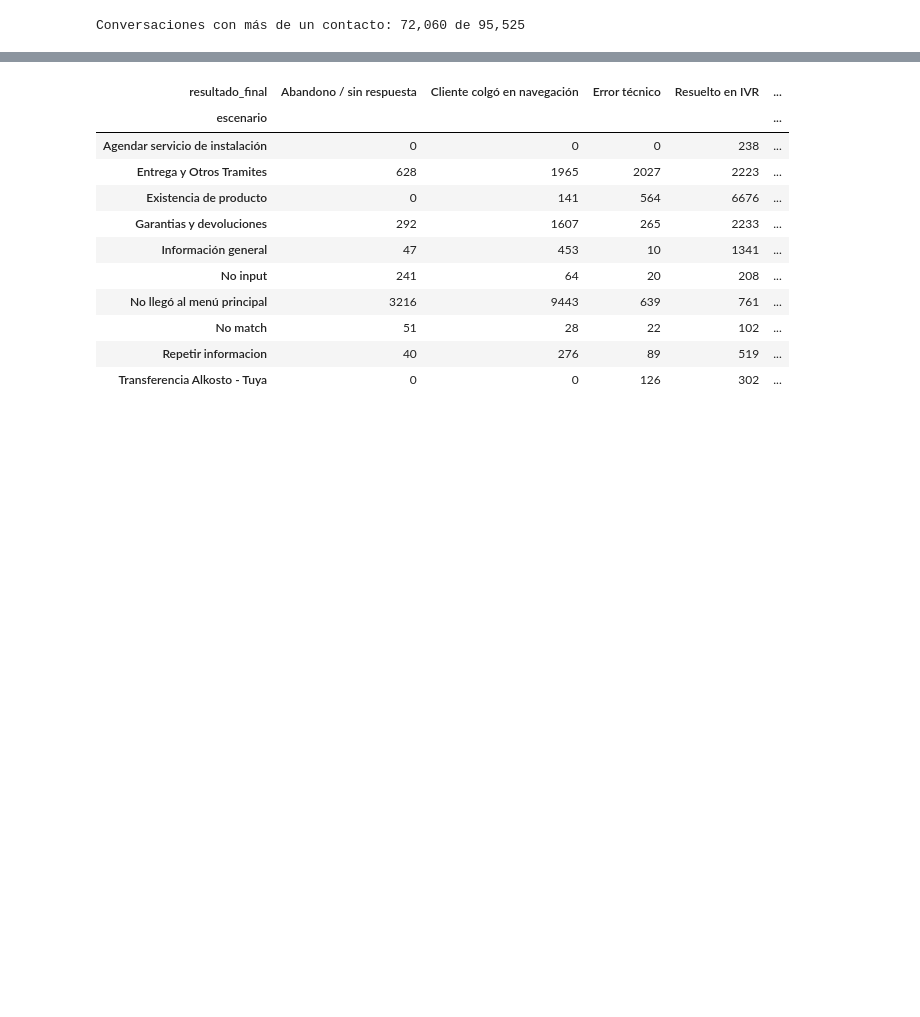
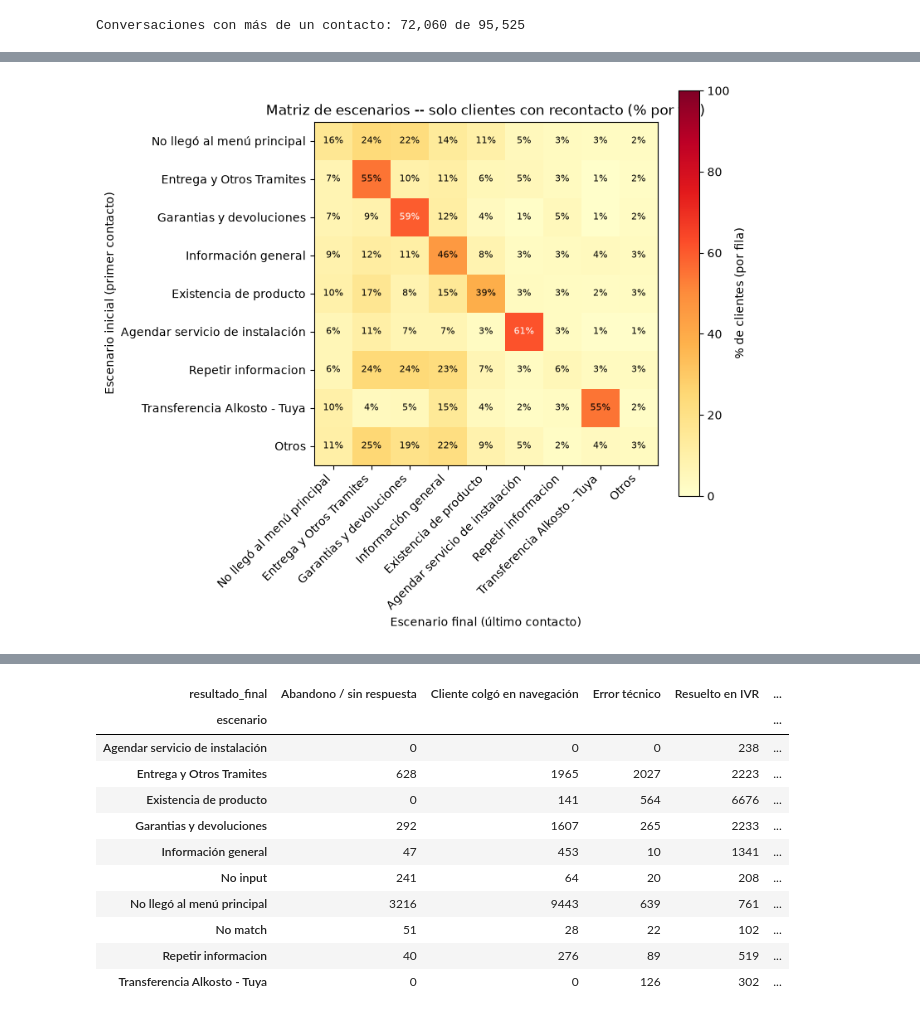
Before and after one commit to JPSOLANO10/Graphos_alk, a Jupyter notebook: 04_pipeline.ipynb, the cells around one changed output, grey strips where cells are left out. Cells and saved outputs as stored; diff of their text form; code cells hidden in the pictures; blank space fills up the shorter version.

```diff
--- a/04_pipeline.ipynb
+++ b/04_pipeline.ipynb
@@ -966,0 +1210,19 @@ df_recontactos.head(5)
+# %%
+# Escenario inicial y final por ANI (reutiliza df_orden_ani de 4.4)
+df_primer_ultimo = (
+    df_orden_ani.sort_values(["ani", "fecha_hora_ingreso"])
+    .groupby("ani")
+    .agg(escenario_inicial=("escenario", "first"), escenario_final=("escenario", "last"))
+    .reset_index()
+)
+
+# Solo clientes con recontacto (n_contactos > 1)
+df_matriz_base = df_primer_ultimo.merge(
+    df_ani_contactos[["ani", "n_contactos", "tipo_cliente"]], on="ani", how="left"
+)
+df_matriz_base = df_matriz_base[df_matriz_base["tipo_cliente"] == "Recontacto"]
+
+pct_mismo_escenario = (df_matriz_base["escenario_inicial"] == df_matriz_base["escenario_final"]).mean() * 100
+print(f"Clientes con recontacto analizados: {len(df_matriz_base):,}")
+print(f"De ellos, terminan en el MISMO escenario: {pct_mismo_escenario:.1f}%")
+print(f"Terminan en un escenario DISTINTO:        {100 - pct_mismo_escenario:.1f}%")
@@ -966,0 +1271,24 @@ df_recontactos.head(5)
+# %%
+# HeatMap (% por fila -- dado el escenario inicial, dónde termina)
+fig, ax = plt.subplots(figsize=(8, 7))
+im = ax.imshow(matriz_pct.values, cmap="YlOrRd", vmin=0, vmax=100)
+
+ax.set_xticks(range(len(matriz_pct.columns)))
+ax.set_xticklabels(matriz_pct.columns, rotation=45, ha="right")
+ax.set_yticks(range(len(matriz_pct.index)))
+ax.set_yticklabels(matriz_pct.index)
+ax.set_xlabel("Escenario final (último contacto)")
+ax.set_ylabel("Escenario inicial (primer contacto)")
+ax.set_title("Matriz de escenarios -- solo clientes con recontacto (% por fila)")
+
+for i in range(matriz_pct.shape[0]):
+    for j in range(matriz_pct.shape[1]):
+        valor = matriz_pct.values[i, j]
+        color_texto = "white" if valor > 55 else "black"
+        ax.text(j, i, f"{valor:.0f}%", ha="center", va="center", fontsize=8, color=color_texto)
+
+fig.colorbar(im, ax=ax, label="% de clientes (por fila)")
+plt.tight_layout()
+plt.show()
+# %% [output]
+[figure, added]
```
Also changed, not shown: parts of 60 cells of this notebook.
